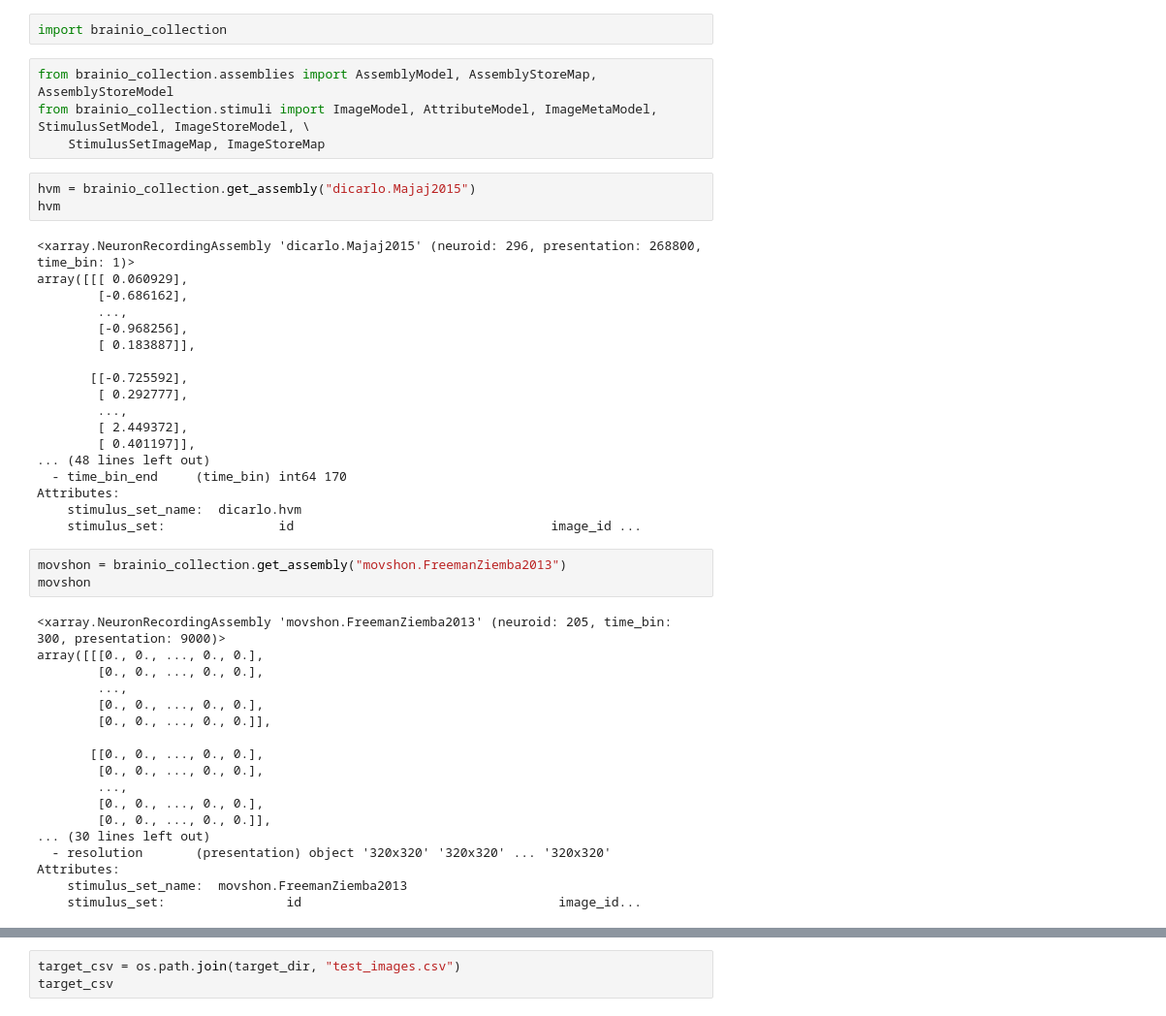
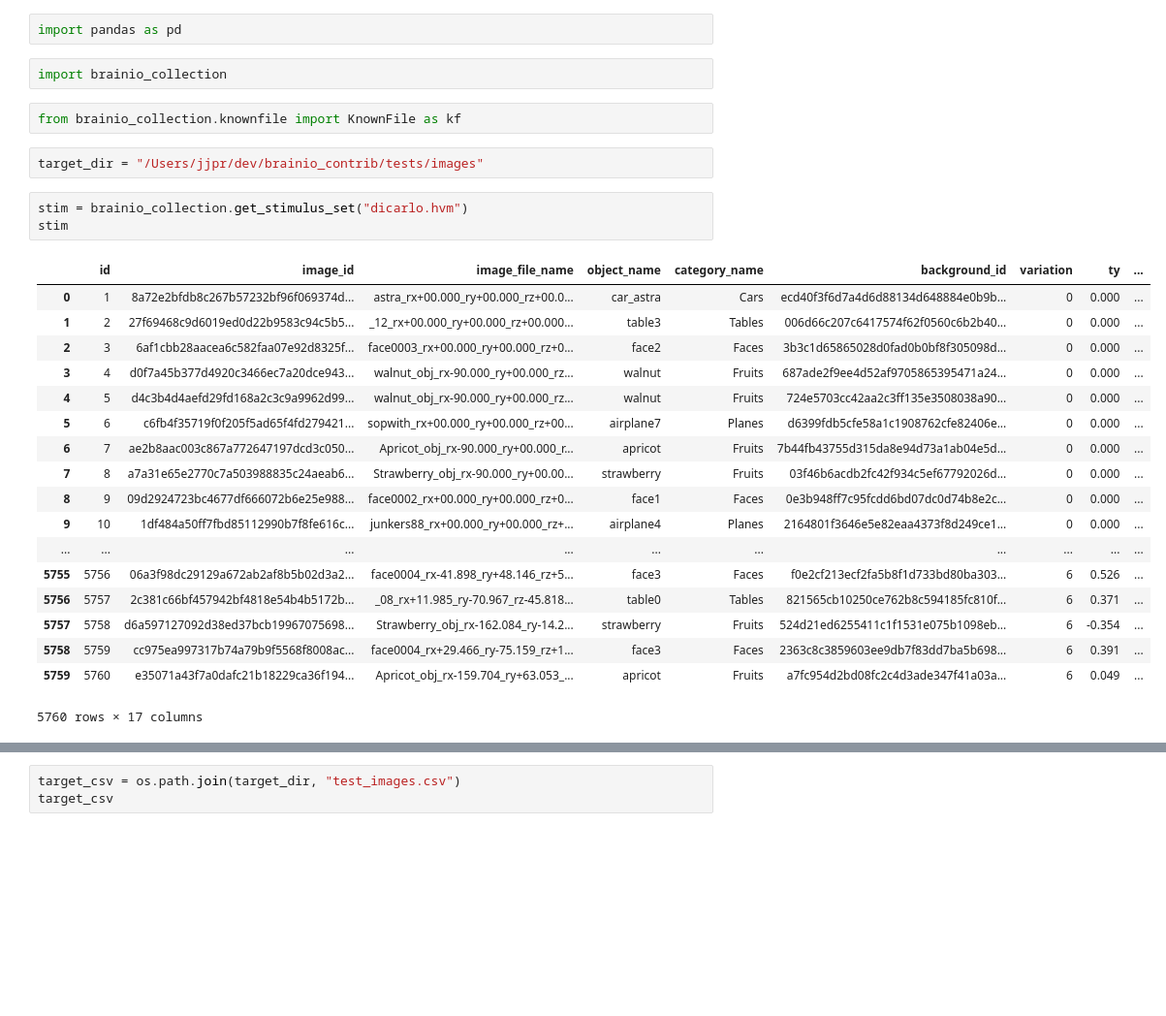
Before and after one commit to brain-score/brainio_contrib, a Jupyter notebook: notebooks/2019-04-30_brainio_tests.ipynb, the cells around one changed output, grey strips where cells are left out. Shown at 97% size. Cells and saved outputs as stored; diff of their text form; blank space fills up the shorter version.

```diff
--- a/notebooks/2019-04-30_brainio_tests.ipynb
+++ b/notebooks/2019-04-30_brainio_tests.ipynb
@@ -1,48 +5,30 @@
+# %%
+import pandas as pd
 # %%
 import brainio_collection
-# %%
-from brainio_collection.assemblies import AssemblyModel, AssemblyStoreMap, AssemblyStoreModel
-from brainio_collection.stimuli import ImageModel, AttributeModel, ImageMetaModel, StimulusSetModel, ImageStoreModel, \
-    StimulusSetImageMap, ImageStoreMap
+# %%
+from brainio_collection.knownfile import KnownFile as kf
+# %%
+target_dir = "/Users/jjpr/dev/brainio_contrib/tests/images"
 # %%
-hvm = brainio_collection.get_assembly("dicarlo.Majaj2015")
-hvm
+stim = brainio_collection.get_stimulus_set("dicarlo.hvm")
+stim
 # %% [output]
+|  | id | image_id | image_file_name | object_name | category_name | background_id | variation | ty | ... |
+| 0 | 1 | 8a72e2bfdb8c267b57232bf96f069374d... | astra_rx+00.000_ry+00.000_rz+00.0... | car_astra | Cars | ecd40f3f6d7a4d6d88134d648884e0b9b... | 0 | 0.000 | ... |
+| 1 | 2 | 27f69468c9d6019ed0d22b9583c94c5b5... | _12_rx+00.000_ry+00.000_rz+00.000... | table3 | Tables | 006d66c207c6417574f62f0560c6b2b40... | 0 | 0.000 | ... |
+| 2 | 3 | 6af1cbb28aacea6c582faa07e92d8325f... | face0003_rx+00.000_ry+00.000_rz+0... | face2 | Faces | 3b3c1d65865028d0fad0b0bf8f305098d... | 0 | 0.000 | ... |
+| 3 | 4 | d0f7a45b377d4920c3466ec7a20dce943... | walnut_obj_rx-90.000_ry+00.000_rz... | walnut | Fruits | 687ade2f9ee4d52af9705865395471a24... | 0 | 0.000 | ... |
+| 4 | 5 | d4c3b4d4aefd29fd168a2c3c9a9962d99... | walnut_obj_rx-90.000_ry+00.000_rz... | walnut | Fruits | 724e5703cc42aa2c3ff135e3508038a90... | 0 | 0.000 | ... |
+| 5 | 6 | c6fb4f35719f0f205f5ad65f4fd279421... | sopwith_rx+00.000_ry+00.000_rz+00... | airplane7 | Planes | d6399fdb5cfe58a1c1908762cfe82406e... | 0 | 0.000 | ... |
+| 6 | 7 | ae2b8aac003c867a772647197dcd3c050... | Apricot_obj_rx-90.000_ry+00.000_r... | apricot | Fruits | 7b44fb43755d315da8e94d73a1ab04e5d... | 0 | 0.000 | ... |
+| 7 | 8 | a7a31e65e2770c7a503988835c24aeab6... | Strawberry_obj_rx-90.000_ry+00.00... | strawberry | Fruits | 03f46b6acdb2fc42f934c5ef67792026d... | 0 | 0.000 | ... |
+| 8 | 9 | 09d2924723bc4677df666072b6e25e988... | face0002_rx+00.000_ry+00.000_rz+0... | face1 | Faces | 0e3b948ff7c95fcdd6bd07dc0d74b8e2c... | 0 | 0.000 | ... |
+| 9 | 10 | 1df484a50ff7fbd85112990b7f8fe616c... | junkers88_rx+00.000_ry+00.000_rz+... | airplane4 | Planes | 2164801f3646e5e82eaa4373f8d249ce1... | 0 | 0.000 | ... |
+| ... | ... | ... | ... | ... | ... | ... | ... | ... | ... |
+| 5755 | 5756 | 06a3f98dc29129a672ab2af8b5b02d3a2... | face0004_rx-41.898_ry+48.146_rz+5... | face3 | Faces | f0e2cf213ecf2fa5b8f1d733bd80ba303... | 6 | 0.526 | ... |
+| 5756 | 5757 | 2c381c66bf457942bf4818e54b4b5172b... | _08_rx+11.985_ry-70.967_rz-45.818... | table0 | Tables | 821565cb10250ce762b8c594185fc810f... | 6 | 0.371 | ... |
+| 5757 | 5758 | d6a597127092d38ed37bcb19967075698... | Strawberry_obj_rx-162.084_ry-14.2... | strawberry | Fruits | 524d21ed6255411c1f1531e075b1098eb... | 6 | -0.354 | ... |
+| 5758 | 5759 | cc975ea997317b74a79b9f5568f8008ac... | face0004_rx+29.466_ry-75.159_rz+1... | face3 | Faces | 2363c8c3859603ee9db7f83dd7ba5b698... | 6 | 0.391 | ... |
+| 5759 | 5760 | e35071a43f7a0dafc21b18229ca36f194... | Apricot_obj_rx-159.704_ry+63.053_... | apricot | Fruits | a7fc954d2bd08fc2c4d3ade347f41a03a... | 6 | 0.049 | ... |
-<xarray.NeuronRecordingAssembly 'dicarlo.Majaj2015' (neuroid: 296, presentation: 268800, time_bin: 1)>
-array([[[ 0.060929],
-        [-0.686162],
-        ...,
-        [-0.968256],
-        [ 0.183887]],
-
-       [[-0.725592],
-        [ 0.292777],
-        ...,
-        [ 2.449372],
-        [ 0.401197]],
-... (48 lines left out)
-  - time_bin_end     (time_bin) int64 170
-Attributes:
-    stimulus_set_name:  dicarlo.hvm
-    stimulus_set:               id                                  image_id ...
+5760 rows × 17 columns
-# %%
-movshon = brainio_collection.get_assembly("movshon.FreemanZiemba2013")
-movshon
-# %% [output]
-<xarray.NeuronRecordingAssembly 'movshon.FreemanZiemba2013' (neuroid: 205, time_bin: 300, presentation: 9000)>
-array([[[0., 0., ..., 0., 0.],
-        [0., 0., ..., 0., 0.],
-        ...,
-        [0., 0., ..., 0., 0.],
-        [0., 0., ..., 0., 0.]],
-
-       [[0., 0., ..., 0., 0.],
-        [0., 0., ..., 0., 0.],
-        ...,
-        [0., 0., ..., 0., 0.],
-        [0., 0., ..., 0., 0.]],
-... (30 lines left out)
-  - resolution       (presentation) object '320x320' '320x320' ... '320x320'
-Attributes:
-    stimulus_set_name:  movshon.FreemanZiemba2013
-    stimulus_set:                id                                  image_id...
```
Also changed, not shown: parts of 25 cells of this notebook, 49 other files.
